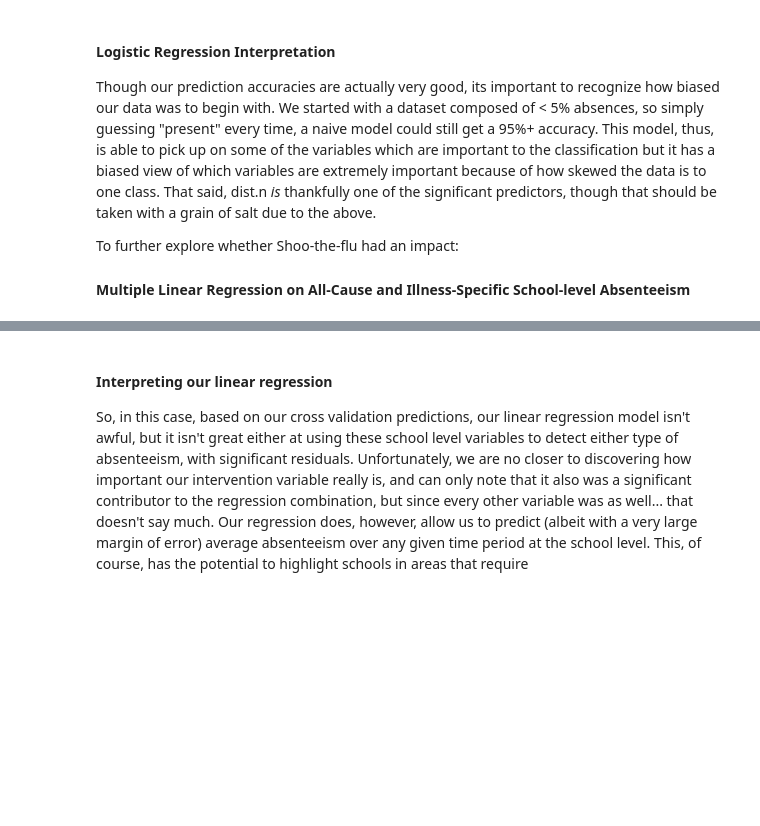
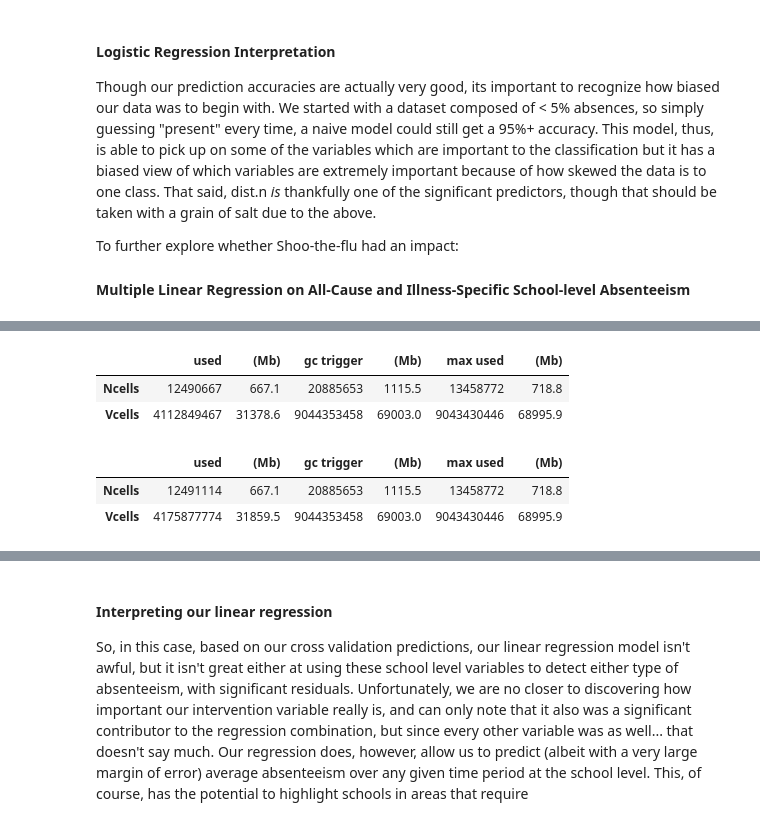
Before and after one commit to kmishra9/PH245, a Jupyter notebook: Final Project - Flu Absenteeism/PH 245 Final Project.ipynb, the cells around one changed output, grey strips where cells are left out. Saved outputs shown, nothing was run; the diff lists cells and outputs as text; code cells hidden in the pictures; blank space fills up the shorter version.

```diff
--- a/Final Project - Flu Absenteeism/PH 245 Final Project.ipynb
+++ b/Final Project - Flu Absenteeism/PH 245 Final Project.ipynb
@@ -291,7 +517,15 @@ mean(combinedGranularSchoolAbsenceAverages$intervention)
+# %%
+gc()
+glm.linReg.absenceAverage = glm(absenceAverage~., data=combinedGranularSchoolAbsenceAverages[,!c("dist", "school", "matchid", "illnessAbsenceAverage")])
+# %% [output]
+|  | used | (Mb) | gc trigger | (Mb) | max used | (Mb) |
+| Ncells | 12490667 | 667.1 | 20885653 | 1115.5 | 13458772 | 718.8 |
+| Vcells | 4112849467 | 31378.6 | 9044353458 | 69003.0 | 9043430446 | 68995.9 |
 # %%
-glm.linReg.absenceAverage = glm(absenceAverage~., data=combinedGranularSchoolAbsenceAverages[,!c("dist", "school", "matchid", "illnessAbsenceAverage")])
-
-glm.linReg.illnessAbsenceAverage = glm(illnessAbsenceAverage~., data=combinedGranularSchoolAbsenceAverages[,!c("dist", "school", "matchid", "absenceAverage")])
-
-summary(glm.linReg.absenceAverage)
-summary(glm.linReg.illnessAbsenceAverage)
+gc()
+glm.linReg.illnessAbsenceAverage = glm(illnessAbsenceAverage~.,
+                                       data=combinedGranularSchoolAbsenceAverages[,!c("dist", "school", "matchid", "absenceAverage")])
+# %% [output]
+|  | used | (Mb) | gc trigger | (Mb) | max used | (Mb) |
+| Ncells | 12491114 | 667.1 | 20885653 | 1115.5 | 13458772 | 718.8 |
+| Vcells | 4175877774 | 31859.5 | 9044353458 | 69003.0 | 9043430446 | 68995.9 |
```
Also changed, not shown: parts of 22 cells of this notebook, 1 other file.
